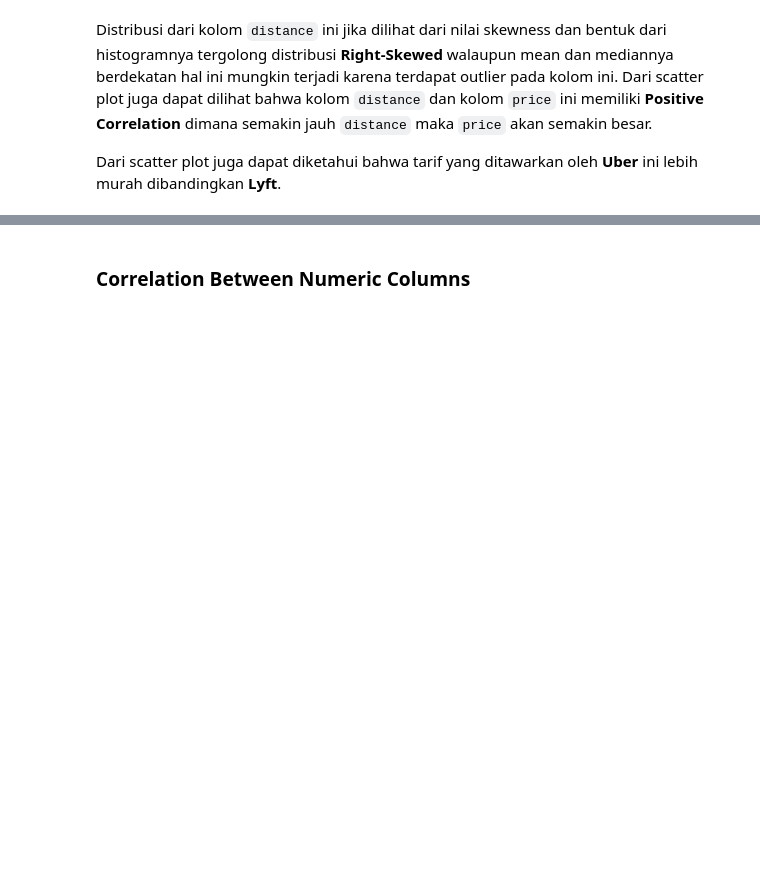
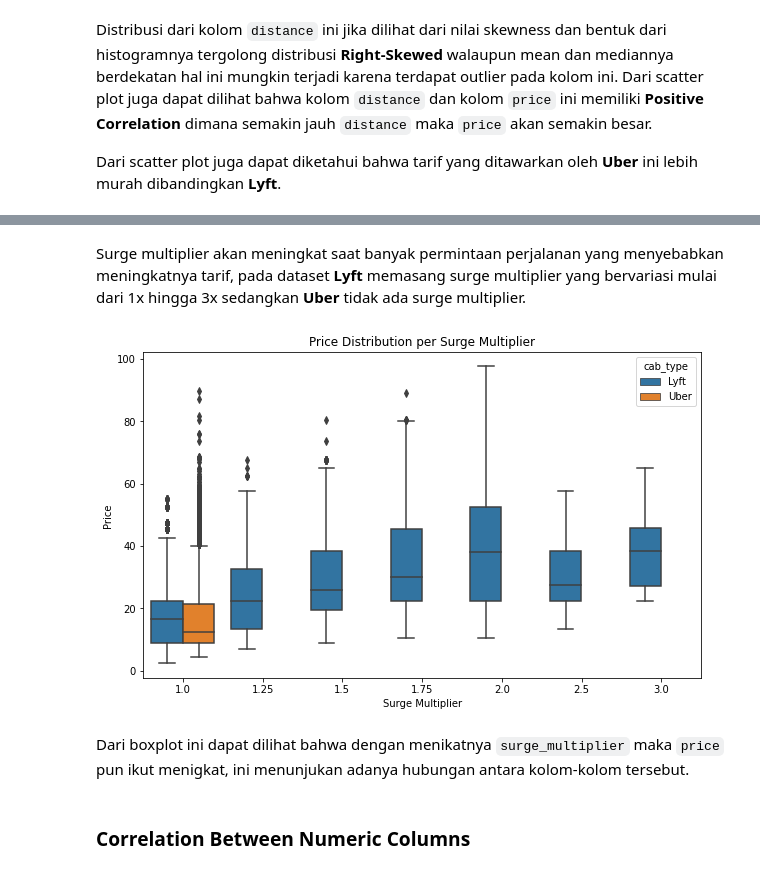
Before and after one commit to Penzragon/h8dsft_P1W1Reg, a Jupyter notebook: script.ipynb, the cells around one changed output, grey strips where cells are left out. Drawn from its saved outputs; the diff is of its cells as text; code cells hidden in the pictures; blank space fills up the shorter version.

Commit message:
Add surge multiplier exploration

```diff
--- a/script.ipynb
+++ b/script.ipynb
@@ -370,3 +389,16 @@ Dari scatter plot juga dapat diketahui bahwa tarif yang ditawarkan oleh **Uber**
+# %% [markdown]
+Surge multiplier akan meningkat saat banyak permintaan perjalanan yang menyebabkan meningkatnya tarif, pada dataset **Lyft** memasang surge multiplier yang bervariasi mulai dari 1x hingga 3x sedangkan **Uber** tidak ada surge multiplier.
+# %%
+plt.figure(figsize=(10, 6))
+sns.boxplot(x='surge_multiplier', y='price', data=rides, hue='cab_type')
+plt.title('Price Distribution per Surge Multiplier')
+plt.xlabel('Surge Multiplier')
+plt.ylabel('Price')
+plt.show()
+# %% [output]
+[figure, added]
+# %% [markdown]
+Dari boxplot ini dapat dilihat bahwa dengan menikatnya `surge_multiplier` maka `price` pun ikut menigkat, ini menunjukan adanya hubungan antara kolom-kolom tersebut.
 # %% [markdown]
 ### Correlation Between Numeric Columns
 # %%
```
Also changed, not shown: parts of 4 cells of this notebook.
